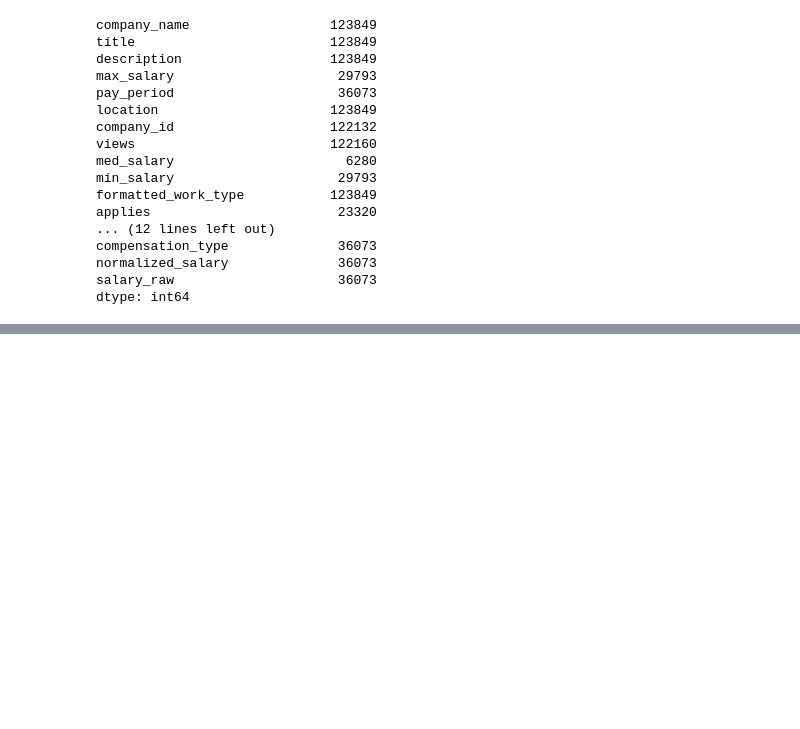
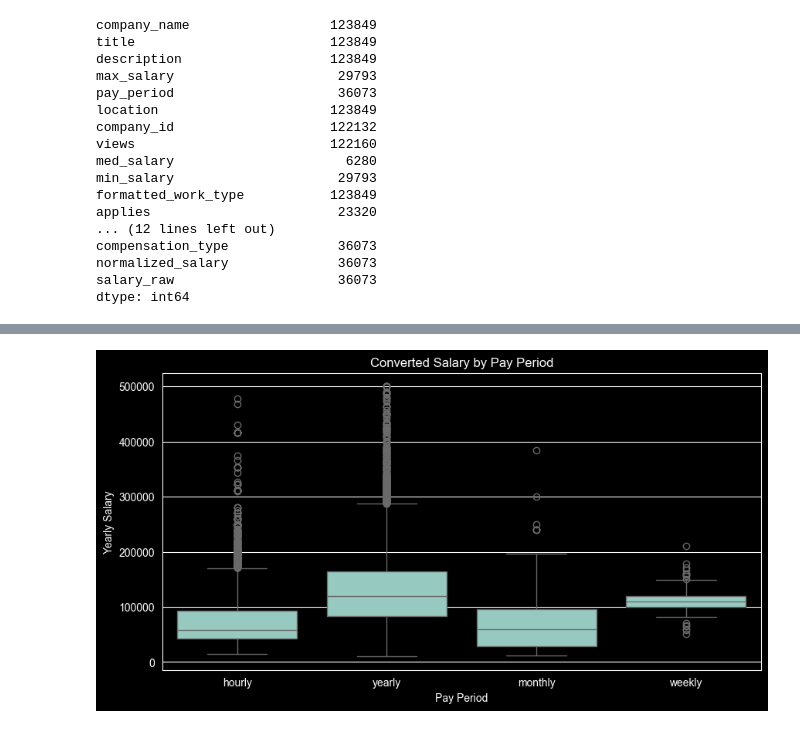
Before and after one commit to Anuzzzzzzzz/Mamacita, a Jupyter notebook: learnPythonnnnnnnnnn/jupyternotebook/pandas/posting.ipynb, the cells around one changed output, grey strips where cells are left out. Saved outputs shown, nothing was run; the diff lists cells and outputs as text; code cells hidden in the pictures; blank space fills up the shorter version.

```diff
--- a/learnPythonnnnnnnnnn/jupyternotebook/pandas/posting.ipynb
+++ b/learnPythonnnnnnnnnn/jupyternotebook/pandas/posting.ipynb
@@ -316,0 +361,13 @@ dtype: int64
+# %%
+plt.figure(figsize=(10,5))
+sns.boxplot(
+    data=salary_df,
+    x='pay_period',
+    y='salary_yearly'
+)
+plt.xlabel('Pay Period')
+plt.ylabel('Yearly Salary')
+plt.title('Converted Salary by Pay Period')
+plt.show()
+# %% [output]
+[figure, added]
```
Also changed, not shown: parts of 8 cells of this notebook, 3 other files.
